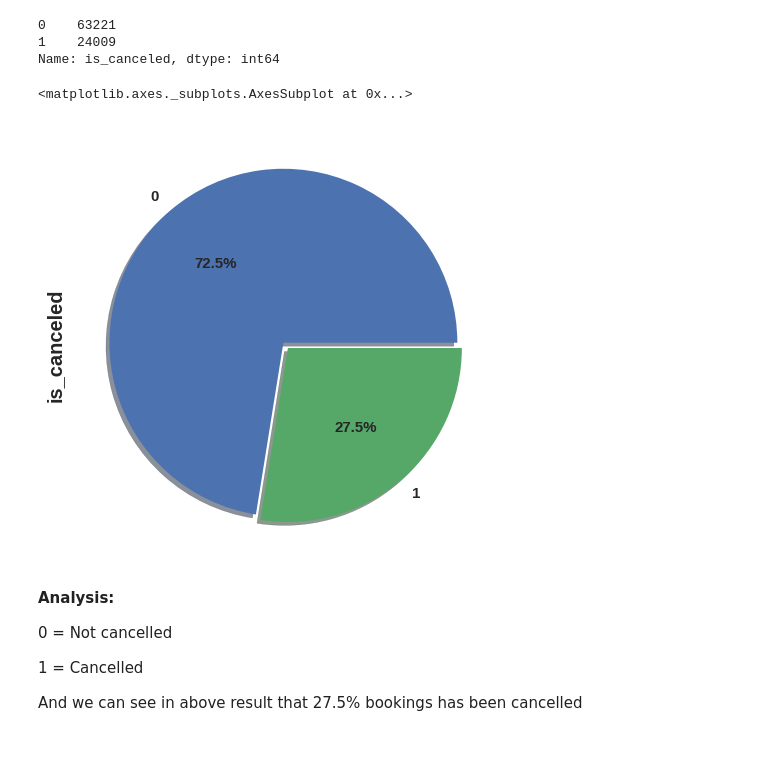
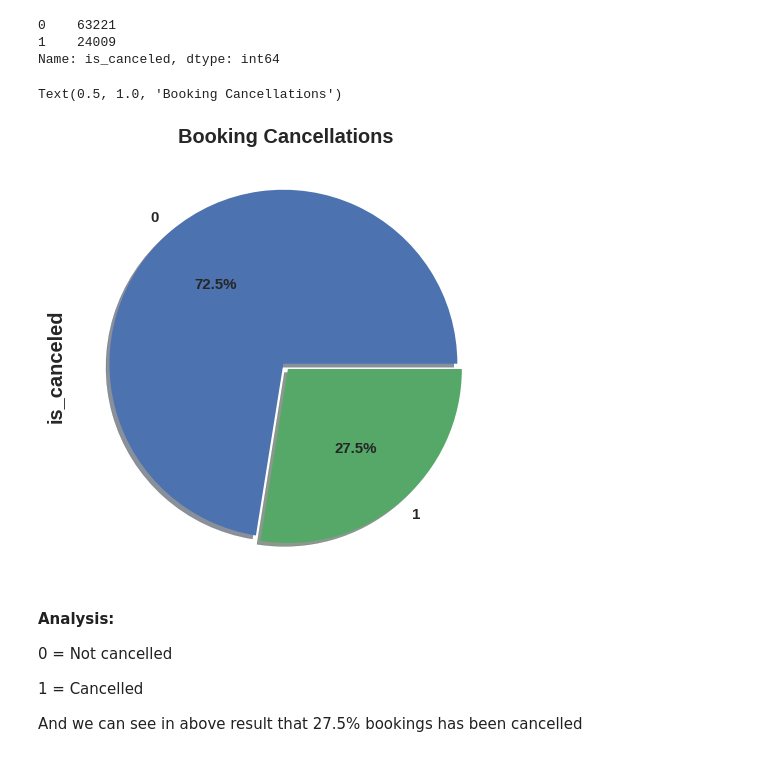
Before and after one commit to BhupathiSampath/Hotel-booking-analysis, a Jupyter notebook: Hotel_Booking_Analysis_Capstone_Project.ipynb, the cells around one changed output. Saved outputs shown, nothing was run; the diff lists cells and outputs as text; code cells hidden in the pictures.

Commit message:
Updated comments and descriptions for the visualisations.

```diff
--- a/Hotel_Booking_Analysis_Capstone_Project.ipynb
+++ b/Hotel_Booking_Analysis_Capstone_Project.ipynb
@@ -436,9 +436,10 @@ cancellation_perc
 Name: is_canceled, dtype: int64
 # %%
 cancellation_perc.plot.pie(explode=[0.02, 0.02], fontsize=15, autopct="%1.1f%%",shadow=True,figsize=(10,8))
+plt.title("Booking Cancellations")
 # %% [output]
-<matplotlib.axes._subplots.AxesSubplot at 0x...>
+Text(0.5, 1.0, 'Booking Cancellations')
-[figure, old version]
+[figure, new version]
 # %% [markdown]
 **Analysis:**
 
```
Also changed, not shown: parts of 4 cells of this notebook.
